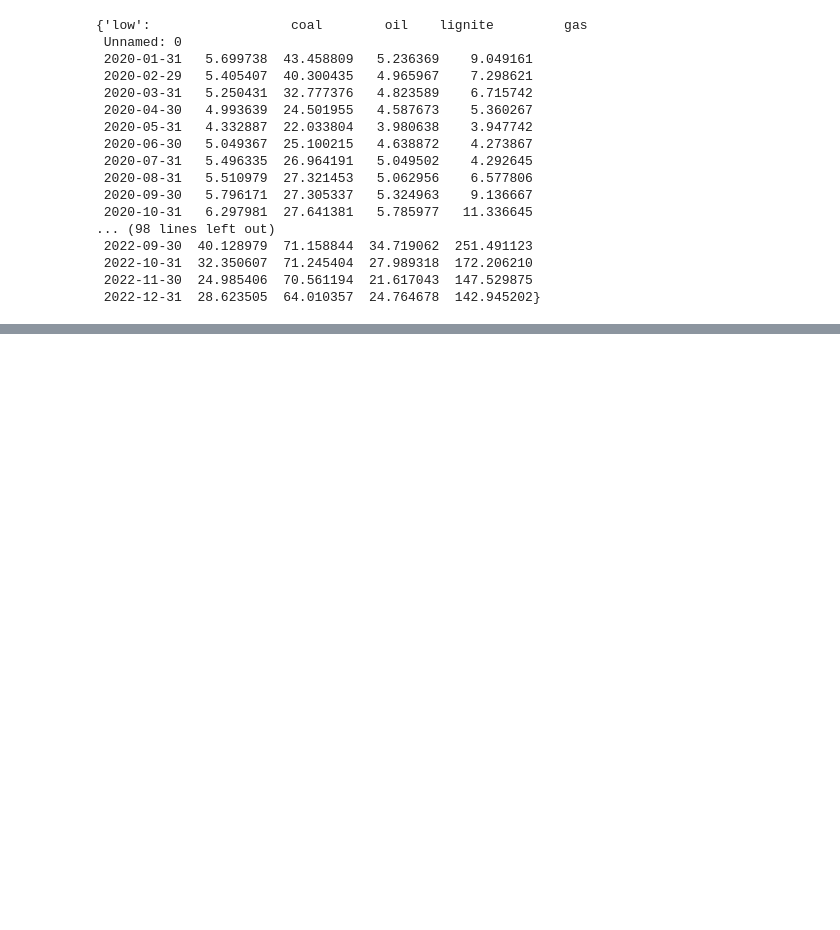
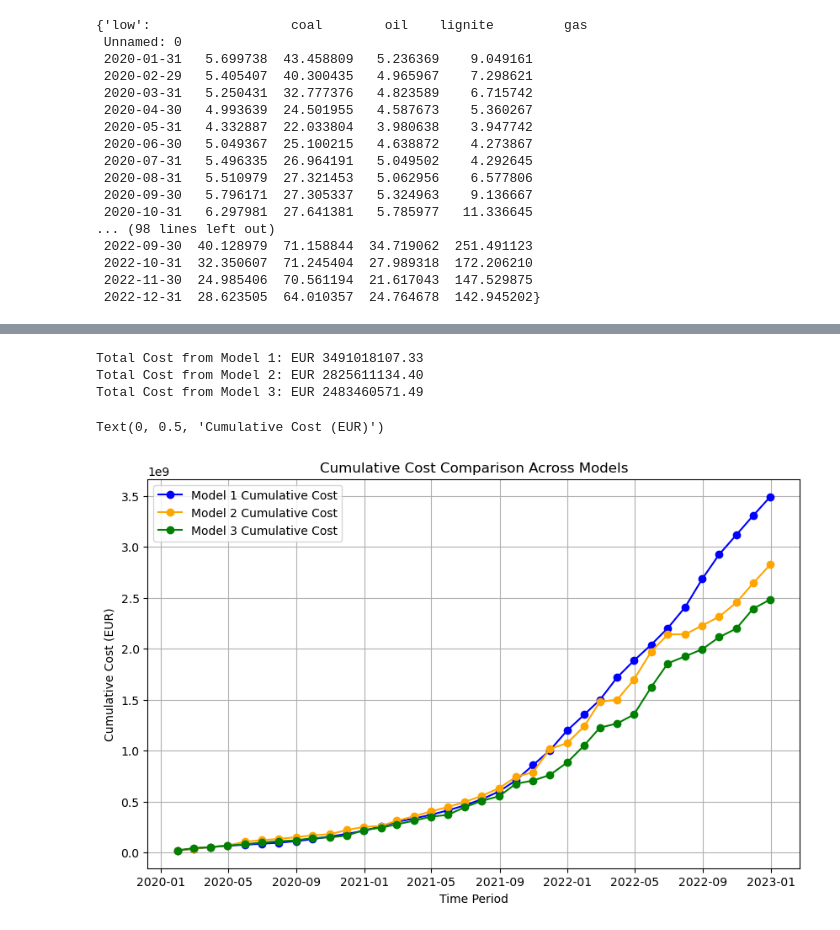
Before and after one commit to DTUbjsb/46750_g28_Assignment_2, a Jupyter notebook: src/main_model3.ipynb, the cells around one changed output, grey strips where cells are left out. Drawn from its saved outputs; the diff is of its cells as text; code cells hidden in the pictures; blank space fills up the shorter version.

```diff
--- a/src/main_model3.ipynb
+++ b/src/main_model3.ipynb
@@ -834,0 +870,39 @@ KeyError: ('coal', 'bought')
+# %%
+model1_results_file = os.path.join(current_dir.parent, "results", "model1", "model1_results.csv")
+model1_results_df = pd.read_csv(model1_results_file)
+model1_total_cost = model1_results_df['Accumulated_Cost'].iloc[-1]
+print(f"Total Cost from Model 1: EUR {model1_total_cost:.2f}")
+
+
+model2_results_file = os.path.join(current_dir.parent, "results", "model2", "model2_results.csv")
+model2_results_df = pd.read_csv(model2_results_file)
+model2_total_cost = model2_results_df['Accumulated_Cost'].iloc[-1]
+
+print(f"Total Cost from Model 2: EUR {model2_total_cost:.2f}")
+
+
+model3_results_file = os.path.join(current_dir.parent, "results", "model3", "stochastic_expected_running_costs.csv")
+model3_results_df = pd.read_csv(model3_results_file)
+model3_total_cost = model3_results_df['Accumulated_Cost'].iloc[-1]
+
+print(f"Total Cost from Model 3: EUR {model3_total_cost:.2f}")
+
+
+plt.figure(figsize=(10, 6))
+plt.plot(demand_df.index, model1_results_df['Accumulated_Cost'], marker='o', label='Model 1 Cumulative Cost', color='blue')
+plt.plot(demand_df.index, model2_results_df['Accumulated_Cost'], marker='o', label='Model 2 Cumulative Cost', color='orange')
+plt.plot(demand_df.index, model3_results_df['Accumulated_Cost'], marker='o', label='Model 3 Cumulative Cost', color='green')
+
+
+
+plt.legend()
+plt.title('Cumulative Cost Comparison Across Models')
+plt.grid()
+plt.xlabel('Time Period')
+plt.ylabel('Cumulative Cost (EUR)')
+# %% [output]
+Total Cost from Model 1: EUR 3491018107.33
+Total Cost from Model 2: EUR 2825611134.40
+Total Cost from Model 3: EUR 2483460571.49
+Text(0, 0.5, 'Cumulative Cost (EUR)')
+[figure, added]
```
Also changed, not shown: parts of 7 cells of this notebook, 5 other files.
